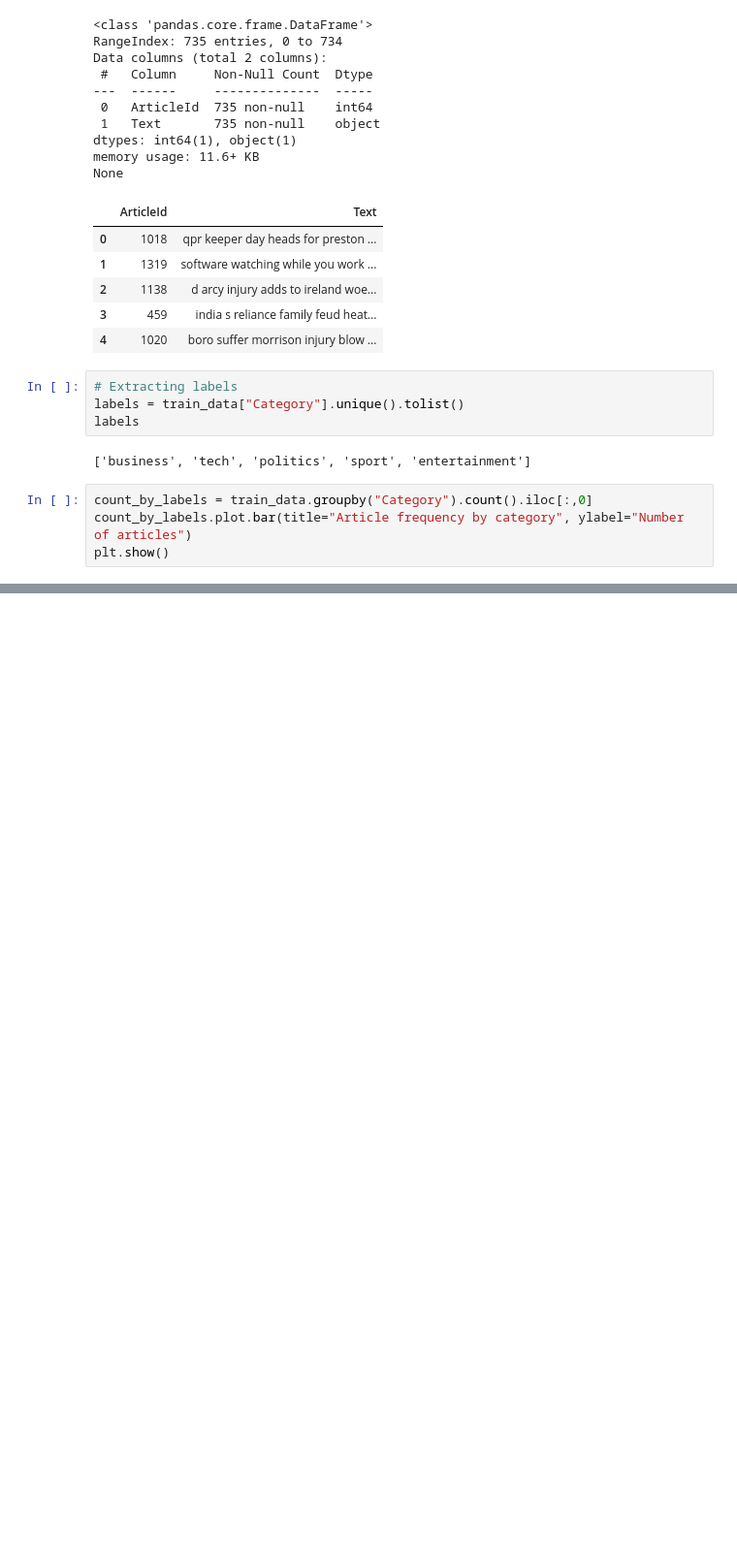
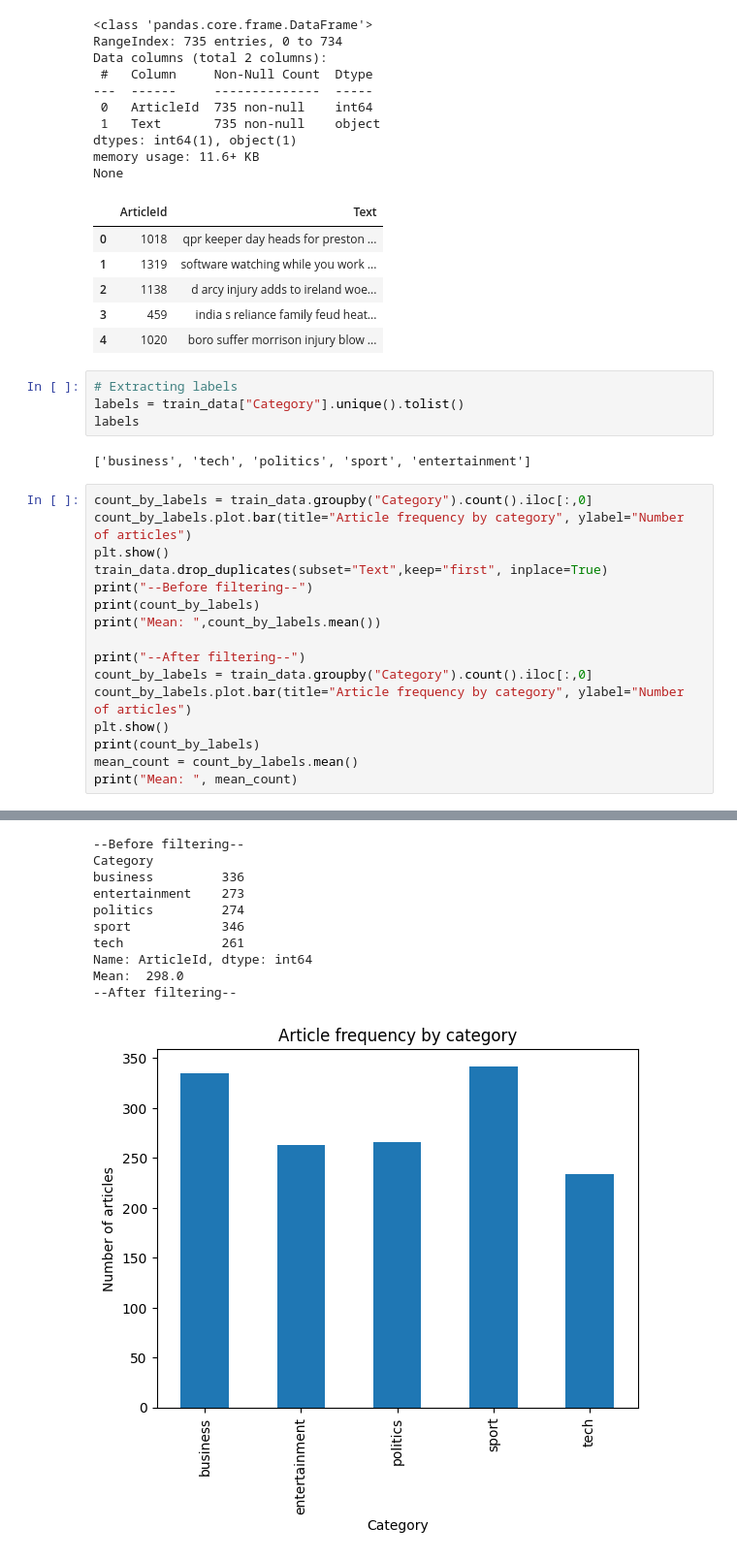
Before and after one commit to yasuomaidana/introduction-to-machine-learning, a Jupyter notebook: Unsupervised Algorithms in Machine Learning/BBC News Classification/BBC text classification.ipynb, the cells around one changed output, grey strips where cells are left out. Shown at 97% size. Drawn from its saved outputs; the diff is of its cells as text; blank space fills up the shorter version.

```diff
--- a/Unsupervised Algorithms in Machine Learning/BBC News Classification/BBC text classification.ipynb
+++ b/Unsupervised Algorithms in Machine Learning/BBC News Classification/BBC text classification.ipynb
@@ -80,6 +81,29 @@ labels
 # %%
 count_by_labels = train_data.groupby("Category").count().iloc[:,0]
 count_by_labels.plot.bar(title="Article frequency by category", ylabel="Number of articles")
 plt.show()
+train_data.drop_duplicates(subset="Text",keep="first", inplace=True)
+print("--Before filtering--")
+print(count_by_labels)
+print("Mean: ",count_by_labels.mean())
+
+print("--After filtering--")
+count_by_labels = train_data.groupby("Category").count().iloc[:,0]
+count_by_labels.plot.bar(title="Article frequency by category", ylabel="Number of articles")
+plt.show()
+print(count_by_labels)
+mean_count = count_by_labels.mean()
+print("Mean: ", mean_count)
 # %% [output]
 [figure]
+--Before filtering--
+Category
+business         336
+entertainment    273
+politics         274
+sport            346
+tech             261
+Name: ArticleId, dtype: int64
+Mean:  298.0
+--After filtering--
+[figure, added]
```
Also changed, not shown: parts of 9 cells of this notebook.
